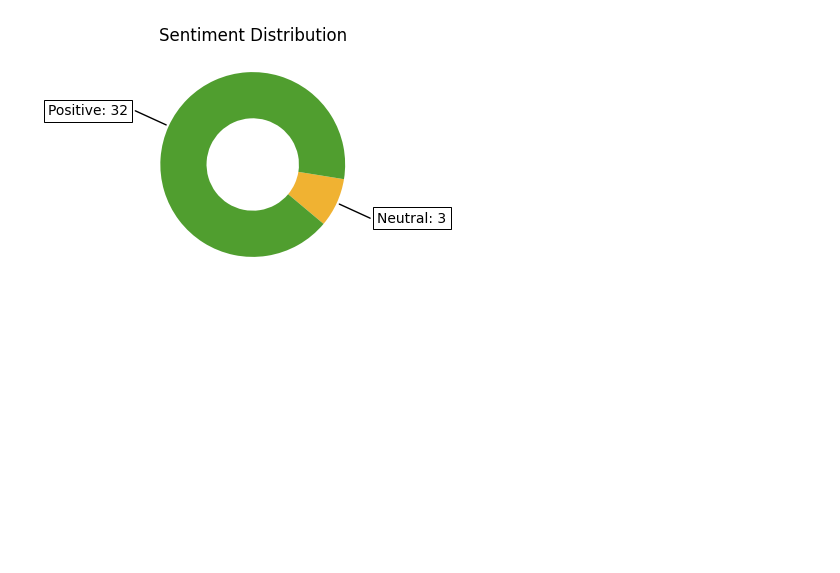
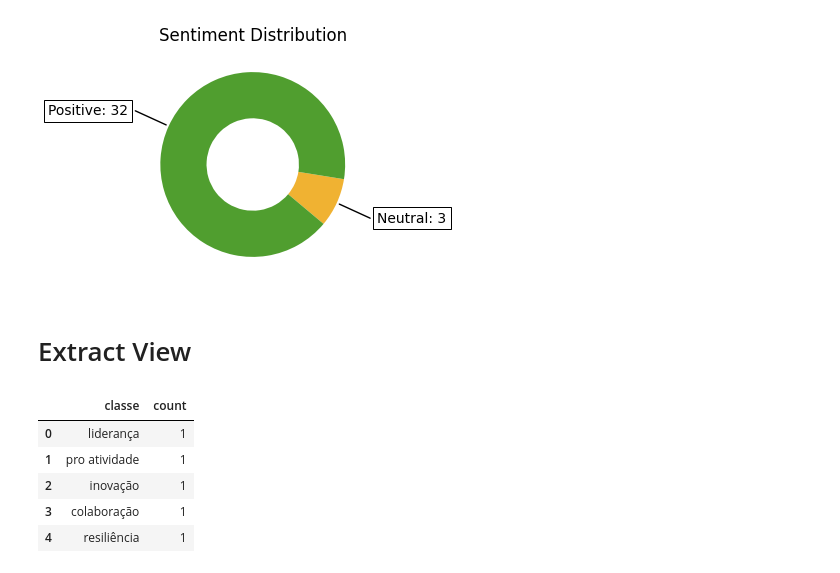
Before and after one commit to Gefft3/text-semantic-analysis, a Jupyter notebook: notebooks/data_visualization.ipynb, the cells around one changed output. Cells and saved outputs as stored; diff of their text form; code cells hidden in the pictures; blank space fills up the shorter version.

```diff
--- a/notebooks/data_visualization.ipynb
+++ b/notebooks/data_visualization.ipynb
@@ -58,3 +60,5 @@ ax.set_title("Sentiment Distribution")
 plt.show()
 # %% [output]
 [figure]
+# %% [markdown]
+# Extract View
@@ -60,0 +67,9 @@ plt.show()
+# %%
+df_classes.head()
+# %% [output]
+|  | classe | count |
+| 0 | liderança | 1 |
+| 1 | pro atividade | 1 |
+| 2 | inovação | 1 |
+| 3 | colaboração | 1 |
+| 4 | resiliência | 1 |
```
Also changed, not shown: parts of 5 cells of this notebook, 3 other files.
